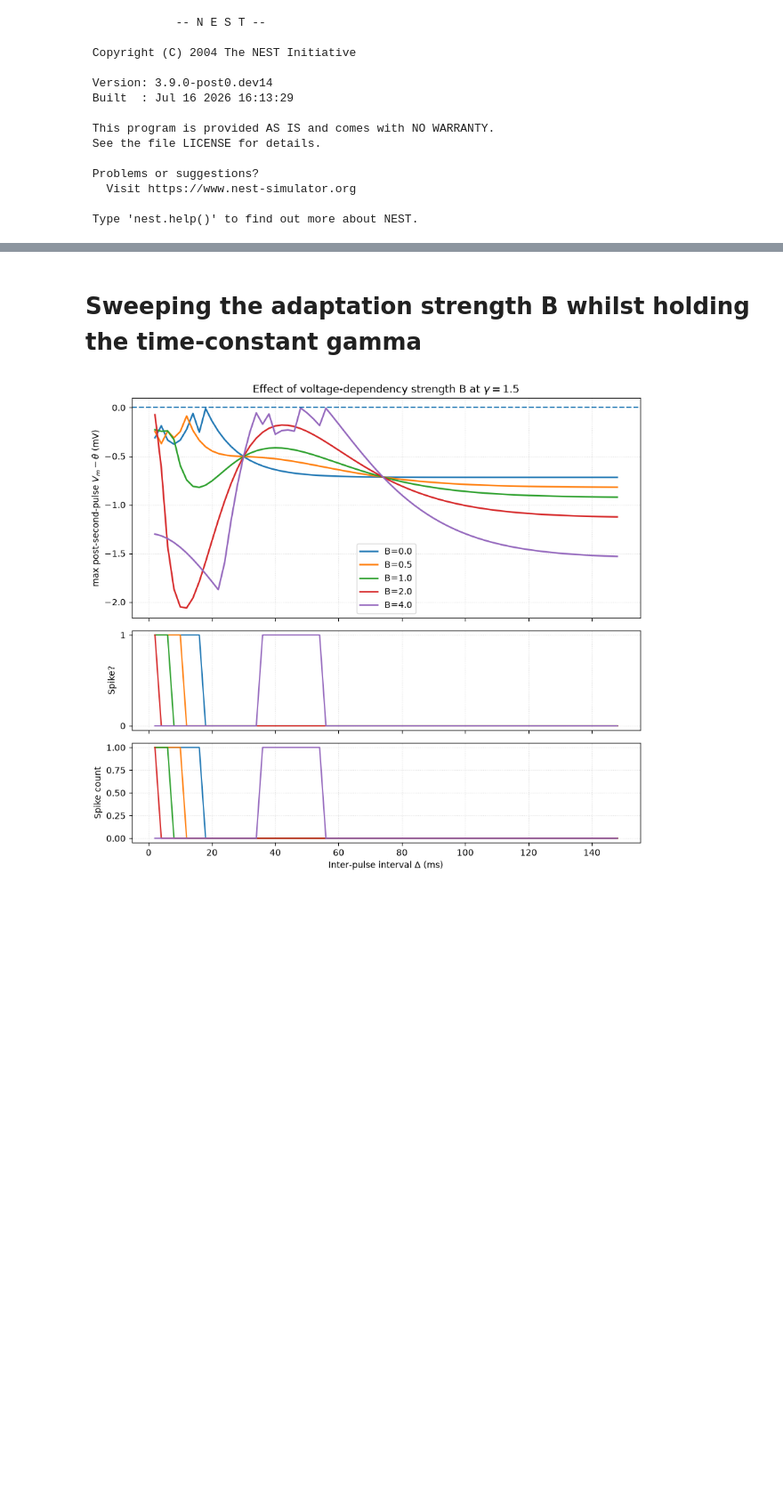
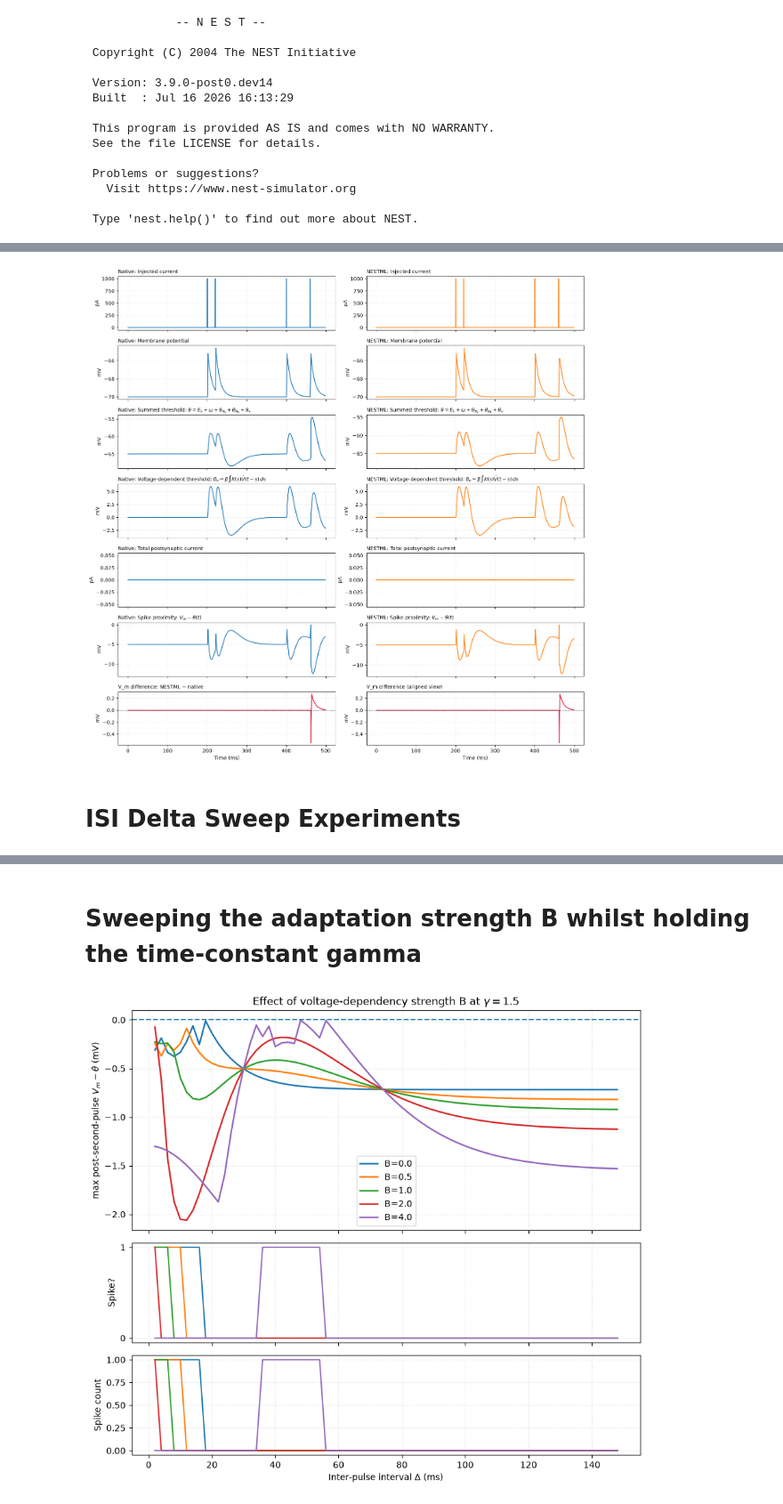
Before and after one commit to awg2024/jsc_nestml_amat, a Jupyter notebook: juypter/resonance_vs_integrator.ipynb, the cells around one changed output, grey strips where cells are left out. Shown at 89% size. Cells and saved outputs as stored; diff of their text form; code cells hidden in the pictures; blank space fills up the shorter version.

```diff
--- a/juypter/resonance_vs_integrator.ipynb
+++ b/juypter/resonance_vs_integrator.ipynb
@@ -222,3 +615,76 @@ cross zero, producing an output spike. This selective response to the timing bet
+# %%
+def plot_model_comparison_split(
+    native: Mapping[str, np.ndarray],
+    generated: Mapping[str, np.ndarray],
+    *,
+    xlim: tuple[float, float] | None = None,
+):
+    trace_info = [
+        ("input_current", "Injected current", "pA"),  # key, title, unit
+        ("V_m", "Membrane potential", "mV"),
+        ("theta", r"Summed threshold: $\theta=E_L+\omega+\theta_{\alpha_1}+\theta_{\alpha_2}+\theta_v$", "mV"),
+        ("V_th_v", r"Voltage-dependent threshold: $\theta_v=\beta \int K(s)\dot{V}(t-s)\,ds$", "mV"),
+        ("I_syn", "Total postsynaptic current", "pA"),
+        ("distance", r"Spike proximity: $V_m-\theta(t)$", "mV"),
+    ]
+
+    # Change to 2 columns (Left: Native NEST, Right: NESTML)
+    fig, axes = plt.subplots(
+        len(trace_info) + 1,
+        2,
+        figsize=(14, 14),
+        sharex=True,
+    )
+
+    time = native["times"]
+
+    # Loop through each row and unpack the left and right columns
+    for (ax_left, ax_right), (key, title, unit) in zip(axes[:-1], trace_info):
+        # --- Left Column: Native NEST ---
+        ax_left.plot(time, native[key], color="#1f77b4", linewidth=1.5)
+        ax_left.set_ylabel(unit)
+        ax_left.set_title(f"Native: {title}", loc="left", fontsize=10)
+        ax_left.grid(True, linestyle=":", alpha=0.35)
+
+        # --- Right Column: NESTML ---
+        ax_right.plot(time, generated[key], color="#ff7f0e", linewidth=1.5)
+        ax_right.set_ylabel(unit)
+        ax_right.set_title(f"NESTML: {title}", loc="left", fontsize=10)
+        ax_right.grid(True, linestyle=":", alpha=0.35)
+
+    # --- Bottom Row: V_m Difference / Residuals ---
+    difference = generated["V_m"] - native["V_m"]
+
+    # Left Box: Difference trace
+    axes[-1, 0].plot(time, difference, color="crimson")
+    axes[-1, 0].axhline(0.0, linestyle=":", color="black", linewidth=1.0)
+    axes[-1, 0].set_title("V_m difference: NESTML − native", loc="left", fontsize=10)
+    axes[-1, 0].set_ylabel("mV")
+    axes[-1, 0].set_xlabel("Time (ms)")
+    axes[-1, 0].grid(True, linestyle=":", alpha=0.35)
+
+    # Right Box: Duplicate difference trace to keep the layout symmetrically clean
+    axes[-1, 1].plot(time, difference, color="crimson")
+    axes[-1, 1].axhline(0.0, linestyle=":", color="black", linewidth=1.0)
+    axes[-1, 1].set_title("V_m difference (aligned view)", loc="left", fontsize=10)
+    axes[-1, 1].set_ylabel("mV")
+    axes[-1, 1].set_xlabel("Time (ms)")
+    axes[-1, 1].grid(True, linestyle=":", alpha=0.35)
+
+    # Set xlim on the bottom row if specified (sharex passes it upwards)
+    if xlim is not None:
+        axes[-1, 0].set_xlim(*xlim)
+
+    fig.tight_layout()
+    return fig, axes
+
+# Call the split function
+plot_model_comparison_split(native, generated)
+plt.show()
+# %% [output]
+[figure, added]
+# %% [markdown]
+# ISI Delta Sweep Experiments
 # %%
 def make_pulse_current(pulse_times, pulse_width, pulse_amplitude):
     amplitude_times = []
```
Also changed, not shown: parts of 29 cells of this notebook, 16 other files.
